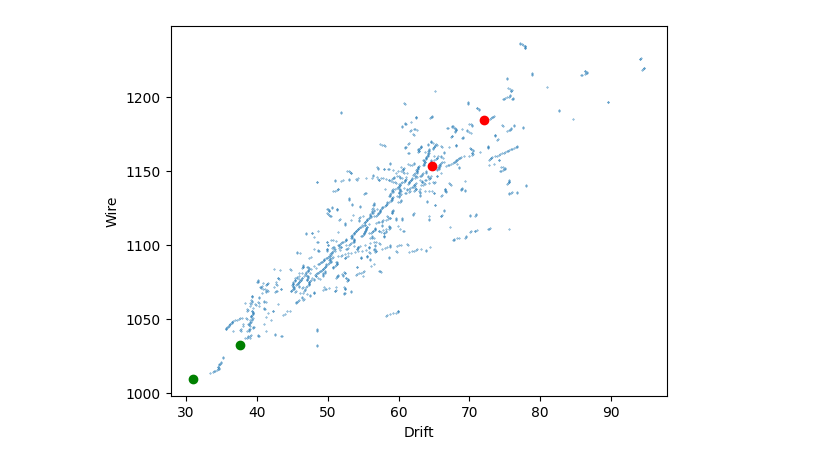
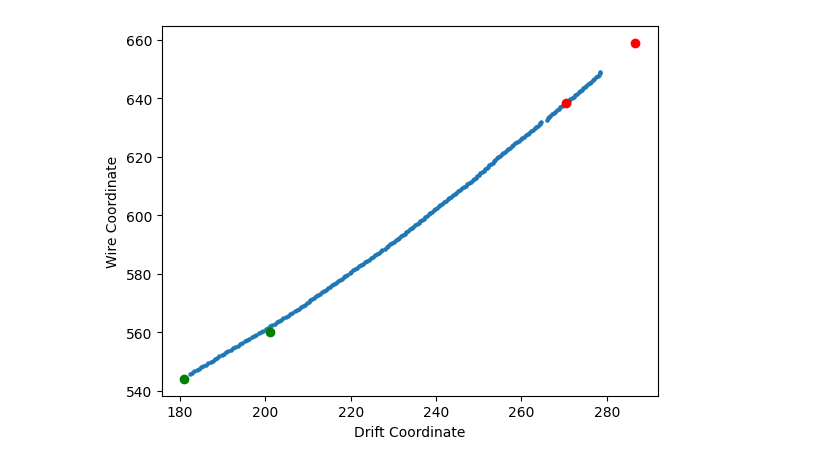
Before and after one commit to imawby/Ivysaurus, a Jupyter notebook: VisualiseGrid.ipynb, the cells around one changed output. Saved outputs shown, nothing was run; the diff lists cells and outputs as text; code cells hidden in the pictures.

```diff
--- a/VisualiseGrid.ipynb
+++ b/VisualiseGrid.ipynb
@@ -5,10 +5,6 @@ import numpy as np
 import math
 from HelperFunctions import PDGToColor
 # %%
-#file = uproot.open('files/gaussian/nu_dune10kt_1x2x6_1109_821_20230827T003745Z_gen_g4_detsim_hitreco_IvysaurusTrainingFiles.root')
-#IvysaurusTrainingFiles_nue.root
-file = uproot.open('files/gaussian/nue_dune10kt_1x2x6_1407_5_20230826T073406Z_gen_g4_detsim_hitreco_IvysaurusTrainingFiles.root')
-#file = uproot.open('files/gaussian/nue_inv.root')
-#ivysaurus_nu.root
+file = uproot.open('files/revive/IvysaurusTrainingFiles_test.root')
 tree = file['ivyTrain/ivysaur']
 branches = tree.arrays()
@@ -15,9 +15,5 @@ branches = tree.arrays()
 # %%
-start = 1
-nPFParticles = 1
-
-INDEX = 5
-DISPLACEMENT_MODE = True
+INDEX = 10
 # %%
 print('PDG: ', branches['TruePDG'][INDEX])
 print('Run: ', branches['Run'][INDEX])
@@ -72,13 +56,13 @@ else :
 # %%
-plt.scatter(branches['ProjectionsV'][INDEX][:,0], branches['ProjectionsV'][INDEX][:,2], 0.1)
-plt.xlabel("Drift")
-plt.ylabel("Wire")
+plt.scatter(branches['ProjectionsV'][INDEX][:,0], branches['ProjectionsV'][INDEX][:,2], 5)
+plt.xlabel("Drift Coordinate")
+plt.ylabel("Wire Coordinate")
 plt.scatter(branches['StartDriftBoundariesV'][INDEX][0], branches['StartWireBoundariesV'][INDEX][0], c='g')
 plt.scatter(branches['StartDriftBoundariesV'][INDEX][-1], branches['StartWireBoundariesV'][INDEX][-1], c='g')
 
 plt.scatter(branches['EndDriftBoundariesV'][INDEX][0], branches['EndWireBoundariesV'][INDEX][0], c='r')
 plt.scatter(branches['EndDriftBoundariesV'][INDEX][-1], branches['EndWireBoundariesV'][INDEX][-1], c='r')
 plt.show()
 # %% [output]
-[figure, old version]
+[figure, new version]
 # %%
```
Also changed, not shown: parts of 11 cells of this notebook, 9 other files.
